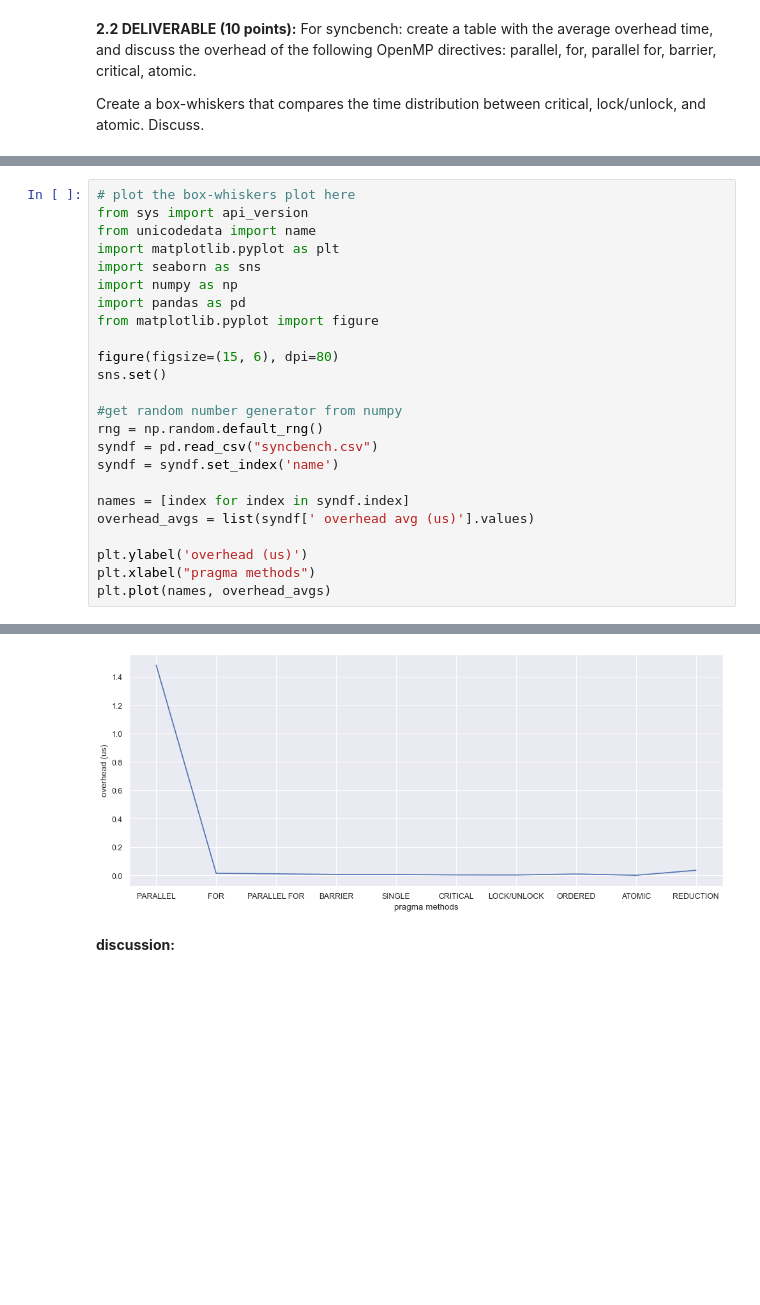
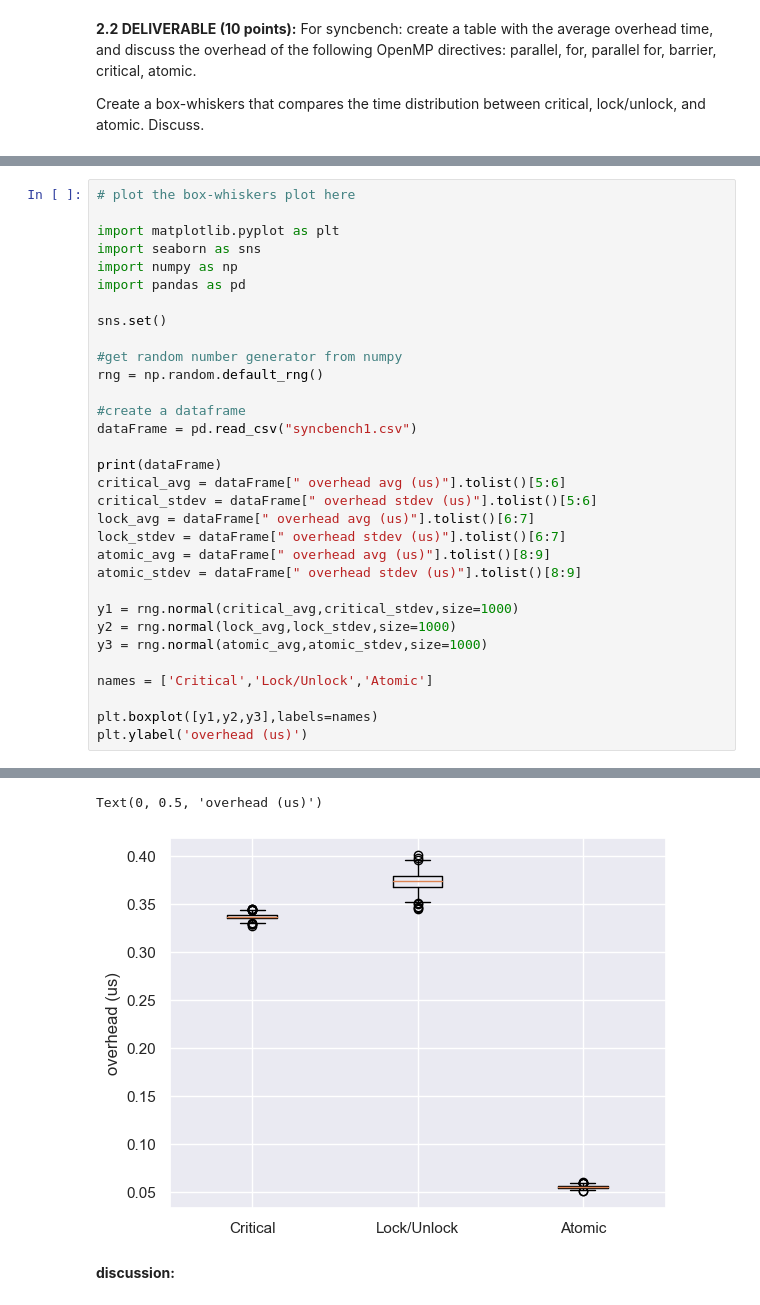
Before and after one commit to awwle6107/eecs569_assignment, a Jupyter notebook: hw2/hw02-submission-groupname.ipynb, the cells around one changed output, grey strips where cells are left out. Saved outputs shown, nothing was run; the diff lists cells and outputs as text; blank space fills up the shorter version.

Commit message:
Added graphs

```diff
--- a/hw2/hw02-submission-groupname.ipynb
+++ b/hw2/hw02-submission-groupname.ipynb
@@ -60,26 +61,34 @@ Create a box-whiskers that compares the time distribution between critical, lock
 The plain parallel has the most overhead due do its lack of optimization like for or parallel for. And the reason why parallel for has more overhead than just for is because parallel for needs to go through the parallel initialization. The atomic has the least overhead because its only accessing to one memory address. For critical, it has more overhead because its making private copies for each thread. On paper, barrier has the least overhead, because its simply putting a breakpoint on each thread.
 # %%
 # plot the box-whiskers plot here
-from sys import api_version
-from unicodedata import name
+
 import matplotlib.pyplot as plt
 import seaborn as sns
 import numpy as np
 import pandas as pd
-from matplotlib.pyplot import figure
 
-figure(figsize=(15, 6), dpi=80)
 sns.set()
 
 #get random number generator from numpy
 rng = np.random.default_rng()
-syndf = pd.read_csv("syncbench.csv")
-syndf = syndf.set_index('name')
 
-names = [index for index in syndf.index]
-overhead_avgs = list(syndf[' overhead avg (us)'].values)
+#create a dataframe
+dataFrame = pd.read_csv("syncbench1.csv")
 
+print(dataFrame)
+critical_avg = dataFrame[" overhead avg (us)"].tolist()[5:6]
+critical_stdev = dataFrame[" overhead stdev (us)"].tolist()[5:6]
+lock_avg = dataFrame[" overhead avg (us)"].tolist()[6:7]
+lock_stdev = dataFrame[" overhead stdev (us)"].tolist()[6:7]
+atomic_avg = dataFrame[" overhead avg (us)"].tolist()[8:9]
+atomic_stdev = dataFrame[" overhead stdev (us)"].tolist()[8:9]
+
+y1 = rng.normal(critical_avg,critical_stdev,size=1000)
+y2 = rng.normal(lock_avg,lock_stdev,size=1000)
+y3 = rng.normal(atomic_avg,atomic_stdev,size=1000)
+
+names = ['Critical','Lock/Unlock','Atomic']
+
+plt.boxplot([y1,y2,y3],labels=names)
 plt.ylabel('overhead (us)')
-plt.xlabel("pragma methods")
-plt.plot(names, overhead_avgs)
 # %% [output]
@@ -87,4 +112,5 @@ plt.plot(names, overhead_avgs)
+Text(0, 0.5, 'overhead (us)')
-[figure, old version]
+[figure, new version]
 # %% [markdown]
 **discussion:**
 # %% [markdown]
```
Also changed, not shown: parts of 8 cells of this notebook, 2 other files.
